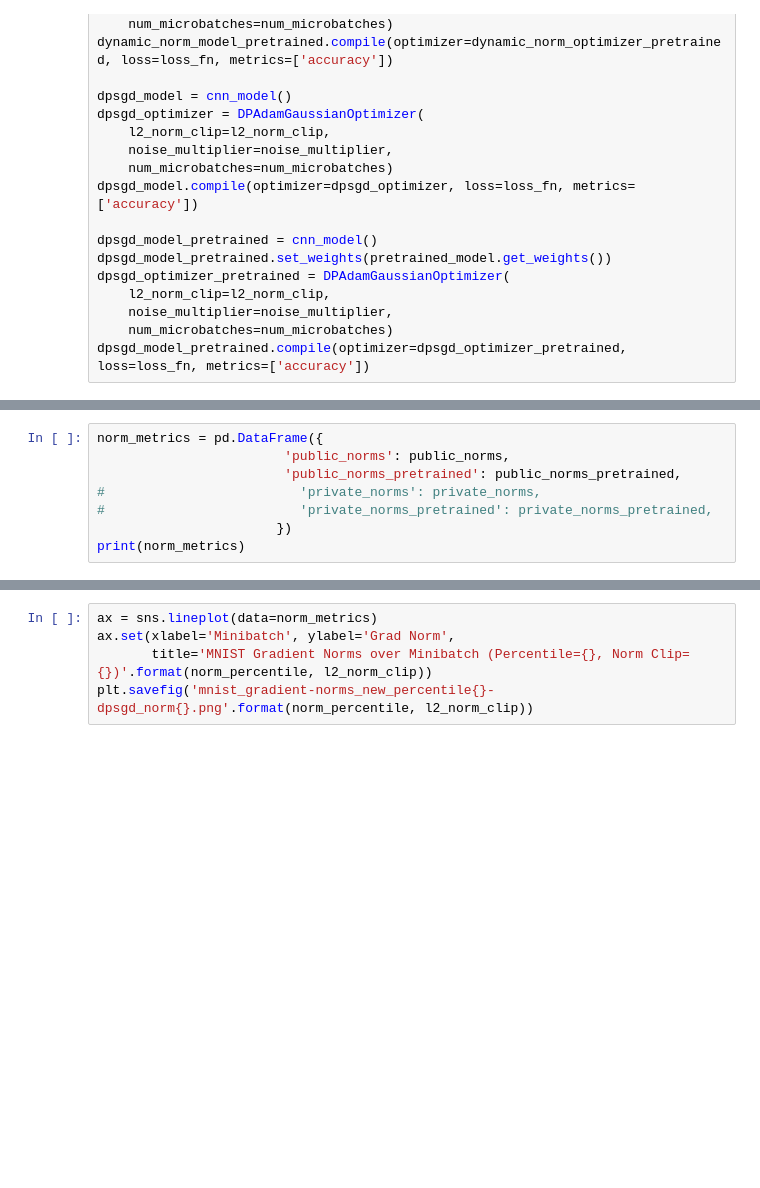
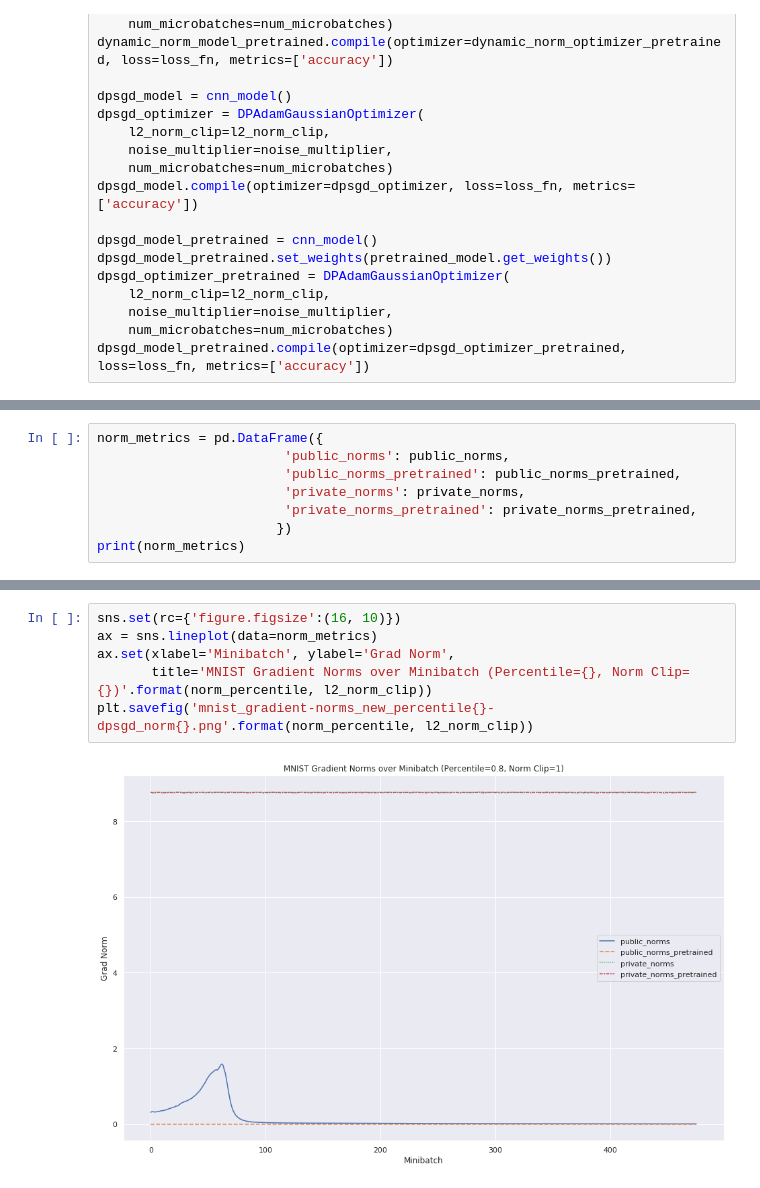
Before and after one commit to qinghao1/gradient, a Jupyter notebook: mnist_dynamic_norm_new.ipynb, the cells around one changed output, grey strips where cells are left out. Drawn from its saved outputs; the diff is of its cells as text; blank space fills up the shorter version.

```diff
--- a/mnist_dynamic_norm_new.ipynb
+++ b/mnist_dynamic_norm_new.ipynb
@@ -434,7 +461,7 @@ plt.savefig('mnist_dynamic-norm_new_percentile{}-dpsgd_norm{}.png'.format(norm_p
 norm_metrics = pd.DataFrame({
                         'public_norms': public_norms,
                         'public_norms_pretrained': public_norms_pretrained,
-#                         'private_norms': private_norms,
-#                         'private_norms_pretrained': private_norms_pretrained,
+                        'private_norms': private_norms,
+                        'private_norms_pretrained': private_norms_pretrained,
                        })
 print(norm_metrics)
@@ -441,5 +486,8 @@ print(norm_metrics)
 # %%
+sns.set(rc={'figure.figsize':(16, 10)})
 ax = sns.lineplot(data=norm_metrics)
 ax.set(xlabel='Minibatch', ylabel='Grad Norm',
        title='MNIST Gradient Norms over Minibatch (Percentile={}, Norm Clip={})'.format(norm_percentile, l2_norm_clip))
 plt.savefig('mnist_gradient-norms_new_percentile{}-dpsgd_norm{}.png'.format(norm_percentile, l2_norm_clip))
+# %% [output]
+[figure, added]
```
Also changed, not shown: parts of 6 cells of this notebook, 30 other files.
